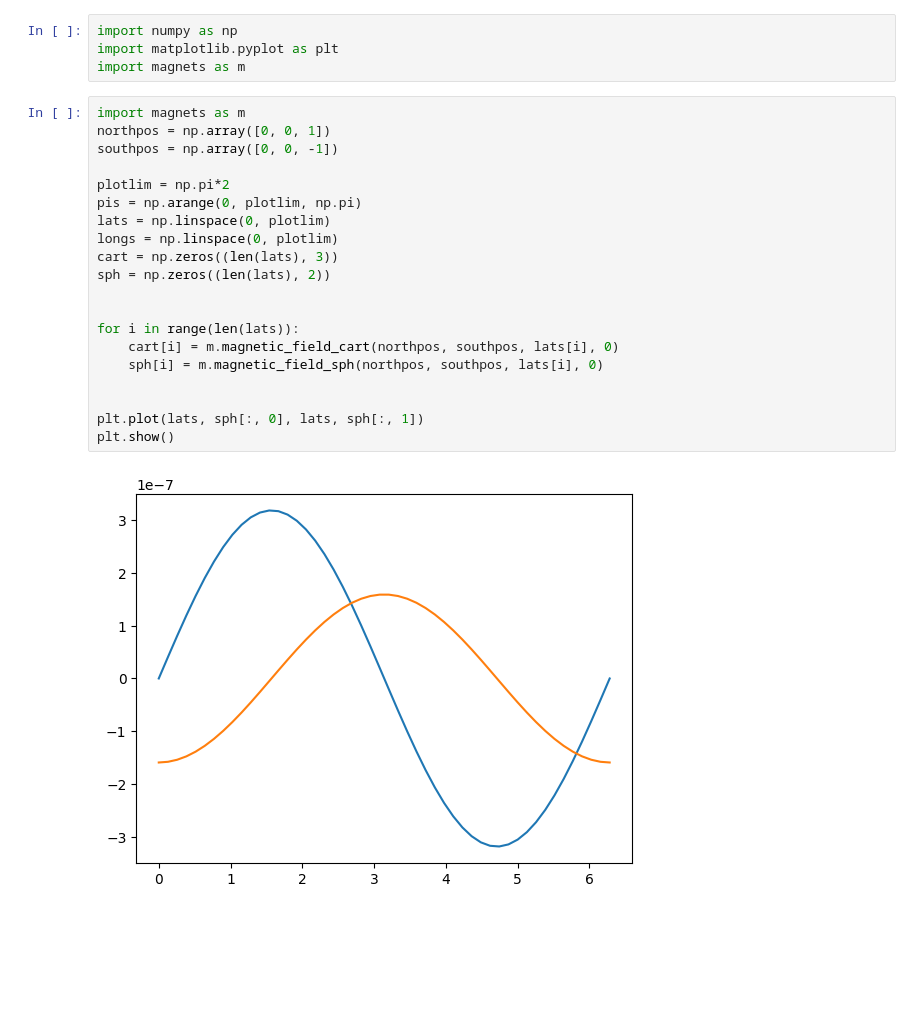
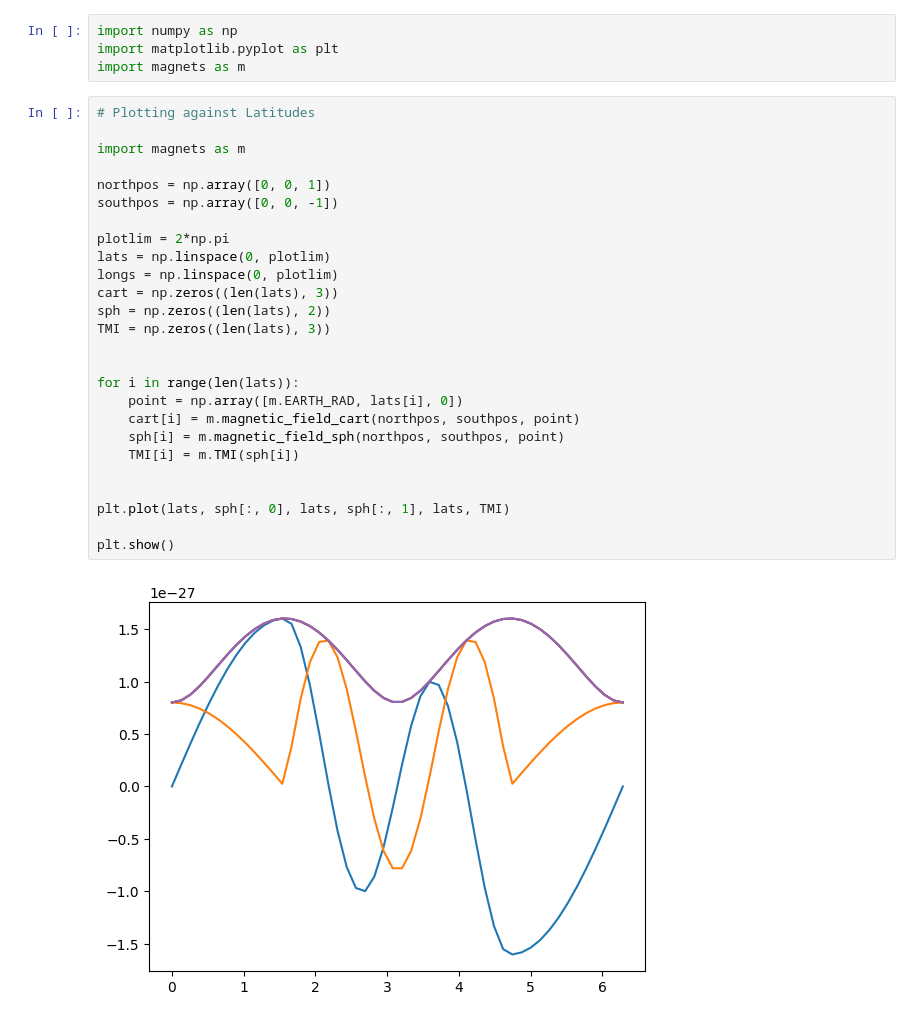
Before and after one commit to Richter-Paul/magnetic_modelling, a Jupyter notebook: magtesting.ipynb, the cells around one changed output. Saved outputs shown, nothing was run; the diff lists cells and outputs as text; blank space fills up the shorter version.

Commit message:
Testing with radial magnetic vectors, which aren't working at some longitudes.

```diff
--- a/magtesting.ipynb
+++ b/magtesting.ipynb
@@ -3,24 +3,30 @@ import numpy as np
 import matplotlib.pyplot as plt
 import magnets as m
 # %%
+# Plotting against Latitudes
+
 import magnets as m
+
 northpos = np.array([0, 0, 1])
 southpos = np.array([0, 0, -1])
 
-plotlim = np.pi*2
-pis = np.arange(0, plotlim, np.pi)
+plotlim = 2*np.pi
 lats = np.linspace(0, plotlim)
 longs = np.linspace(0, plotlim)
 cart = np.zeros((len(lats), 3))
 sph = np.zeros((len(lats), 2))
+TMI = np.zeros((len(lats), 3))
 
 
 for i in range(len(lats)):
-    cart[i] = m.magnetic_field_cart(northpos, southpos, lats[i], 0)
-    sph[i] = m.magnetic_field_sph(northpos, southpos, lats[i], 0)
+    point = np.array([m.EARTH_RAD, lats[i], 0])
+    cart[i] = m.magnetic_field_cart(northpos, southpos, point)
+    sph[i] = m.magnetic_field_sph(northpos, southpos, point)
+    TMI[i] = m.TMI(sph[i])
 
 
-plt.plot(lats, sph[:, 0], lats, sph[:, 1])
+plt.plot(lats, sph[:, 0], lats, sph[:, 1], lats, TMI)
+
 plt.show()
 # %% [output]
-[figure, old version]
+[figure, new version]
```
Also changed, not shown: parts of 2 cells of this notebook, 1 other file.
